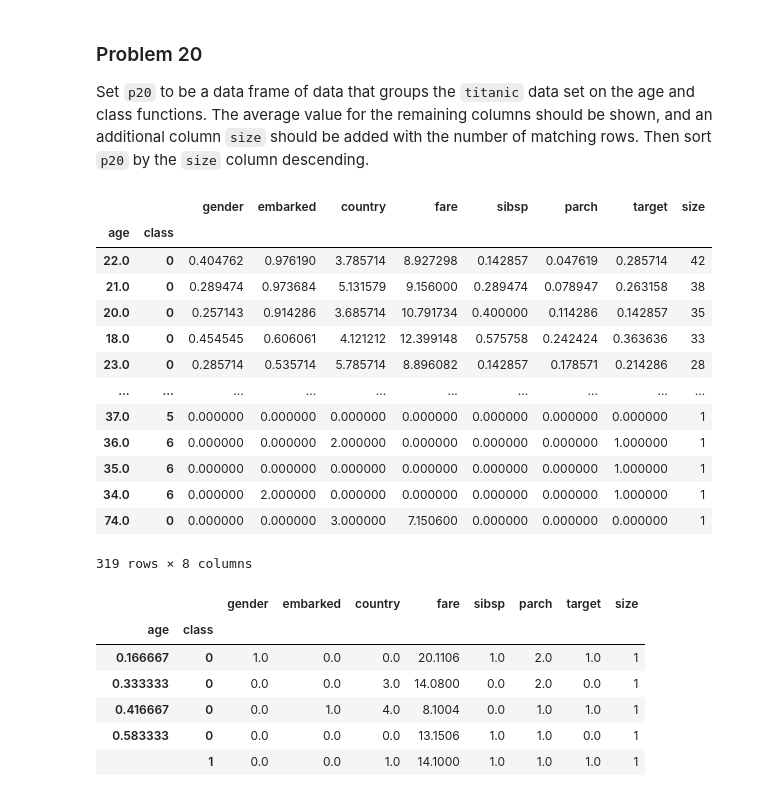
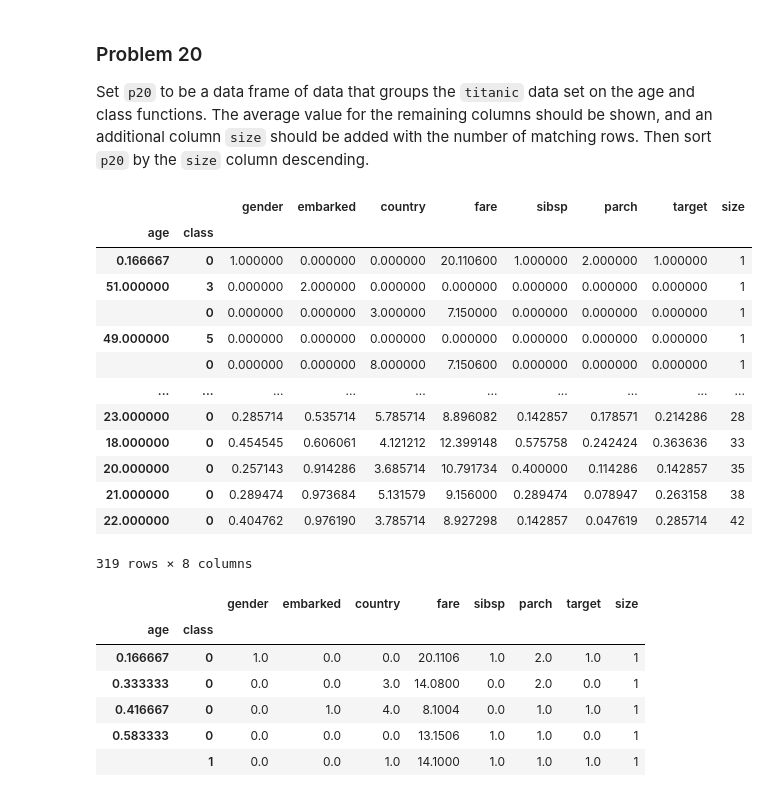
Before and after one commit to aschult-sys/dx602-homework-11, a Jupyter notebook: homework.ipynb, the cells around one changed output. Saved outputs shown, nothing was run; the diff lists cells and outputs as text; code cells hidden in the pictures.

Commit message:
change sort p20

```diff
--- a/homework.ipynb
+++ b/homework.ipynb
@@ -451,24 +451,24 @@ Then sort `p20` by the `size` column descending.
 # %%
 # YOUR CHANGES HERE
 grouped = titanic.groupby(["age", "class"])
 
 p20 = grouped.mean()
 p20["size"] = grouped.size()
-p20.sort_values("size", ascending=False)
+p20.sort_values("size", ascending=True)
 # %% [output]
 |  |  | gender | embarked | country | fare | sibsp | parch | target | size |
 | age | class |  |  |  |  |  |  |  |  |
-| 22.0 | 0 | 0.404762 | 0.976190 | 3.785714 | 8.927298 | 0.142857 | 0.047619 | 0.285714 | 42 |
-| 21.0 | 0 | 0.289474 | 0.973684 | 5.131579 | 9.156000 | 0.289474 | 0.078947 | 0.263158 | 38 |
-| 20.0 | 0 | 0.257143 | 0.914286 | 3.685714 | 10.791734 | 0.400000 | 0.114286 | 0.142857 | 35 |
-| 18.0 | 0 | 0.454545 | 0.606061 | 4.121212 | 12.399148 | 0.575758 | 0.242424 | 0.363636 | 33 |
-| 23.0 | 0 | 0.285714 | 0.535714 | 5.785714 | 8.896082 | 0.142857 | 0.178571 | 0.214286 | 28 |
+| 0.166667 | 0 | 1.000000 | 0.000000 | 0.000000 | 20.110600 | 1.000000 | 2.000000 | 1.000000 | 1 |
+| 51.000000 | 3 | 0.000000 | 2.000000 | 0.000000 | 0.000000 | 0.000000 | 0.000000 | 0.000000 | 1 |
+|  | 0 | 0.000000 | 0.000000 | 3.000000 | 7.150000 | 0.000000 | 0.000000 | 0.000000 | 1 |
+| 49.000000 | 5 | 0.000000 | 0.000000 | 0.000000 | 0.000000 | 0.000000 | 0.000000 | 0.000000 | 1 |
+|  | 0 | 0.000000 | 0.000000 | 8.000000 | 7.150600 | 0.000000 | 0.000000 | 0.000000 | 1 |
 | ... | ... | ... | ... | ... | ... | ... | ... | ... | ... |
-| 37.0 | 5 | 0.000000 | 0.000000 | 0.000000 | 0.000000 | 0.000000 | 0.000000 | 0.000000 | 1 |
-| 36.0 | 6 | 0.000000 | 0.000000 | 2.000000 | 0.000000 | 0.000000 | 0.000000 | 1.000000 | 1 |
-| 35.0 | 6 | 0.000000 | 0.000000 | 0.000000 | 0.000000 | 0.000000 | 0.000000 | 1.000000 | 1 |
-| 34.0 | 6 | 0.000000 | 2.000000 | 0.000000 | 0.000000 | 0.000000 | 0.000000 | 1.000000 | 1 |
-| 74.0 | 0 | 0.000000 | 0.000000 | 3.000000 | 7.150600 | 0.000000 | 0.000000 | 0.000000 | 1 |
+| 23.000000 | 0 | 0.285714 | 0.535714 | 5.785714 | 8.896082 | 0.142857 | 0.178571 | 0.214286 | 28 |
+| 18.000000 | 0 | 0.454545 | 0.606061 | 4.121212 | 12.399148 | 0.575758 | 0.242424 | 0.363636 | 33 |
+| 20.000000 | 0 | 0.257143 | 0.914286 | 3.685714 | 10.791734 | 0.400000 | 0.114286 | 0.142857 | 35 |
+| 21.000000 | 0 | 0.289474 | 0.973684 | 5.131579 | 9.156000 | 0.289474 | 0.078947 | 0.263158 | 38 |
+| 22.000000 | 0 | 0.404762 | 0.976190 | 3.785714 | 8.927298 | 0.142857 | 0.047619 | 0.285714 | 42 |
 319 rows × 8 columns
 # %%
 p20
```
